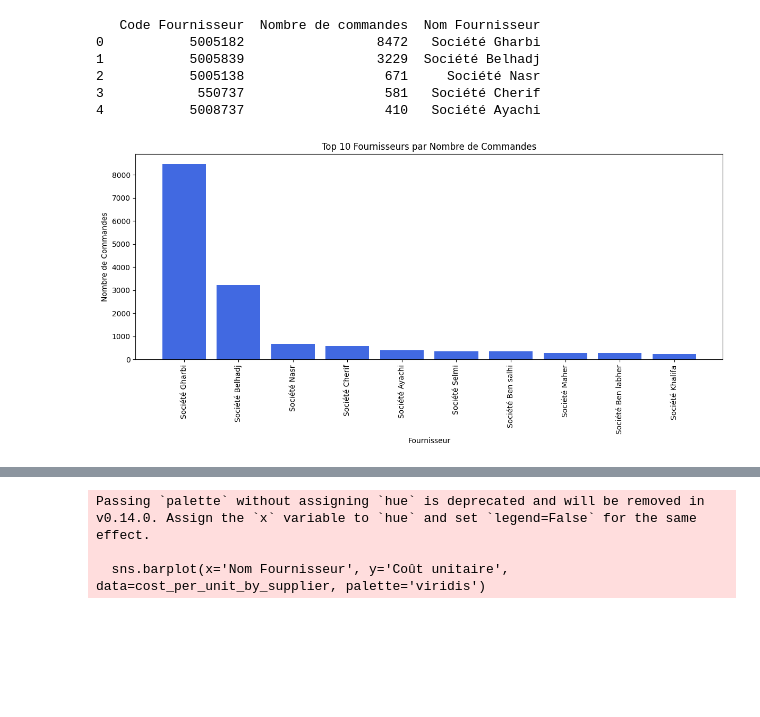
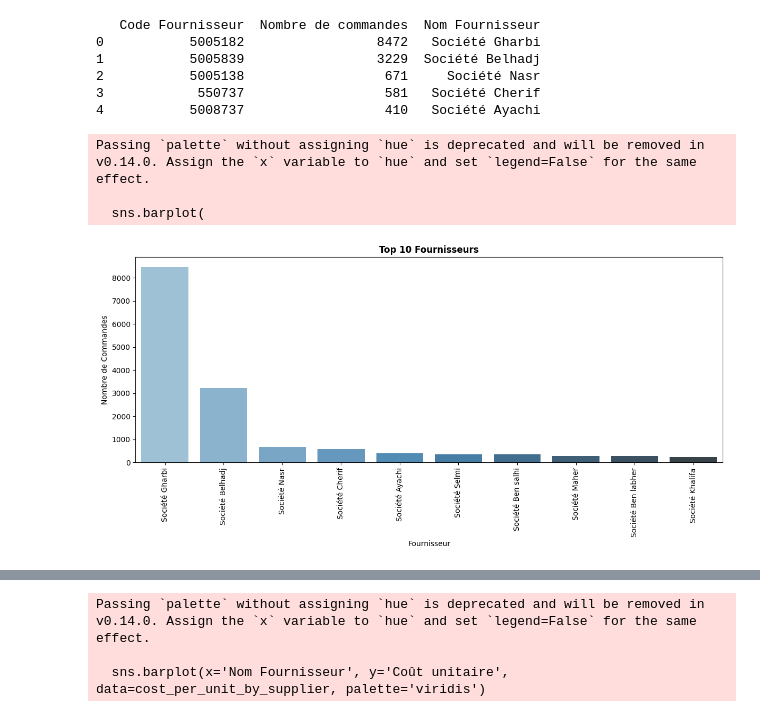
Before and after one commit to balkis12/Achat-Bot, a Jupyter notebook: ML achat.ipynb, the cells around one changed output, grey strips where cells are left out. Drawn from its saved outputs; the diff is of its cells as text; code cells hidden in the pictures; blank space fills up the shorter version.

```diff
--- a/ML achat.ipynb
+++ b/ML achat.ipynb
@@ -154,6 +182,6 @@ def normalize_quantity(row):
         return None
 # %%
 # Ajout de la colonne Quantité_kg
-achats['Quantité_kg'] = achats.apply(normalize_quantity, axis=1)
+achats['quantité'] = achats.apply(normalize_quantity, axis=1)
 # %%
 # Affichage des données après normalisation
@@ -187,7 +215,7 @@ achats[achats['UM'] == 'MT'].head()
 | 748 | 5 | 22000072 | OR | P2122009 | TUB-POLYAMIDE SEMI RIG DIA 12 | Matériel | 50.0 | MT | 314235 | ... |
 # %%
 # Calcul du coût unitaire pour chaque ligne
-achats['Coût unitaire'] = achats['Montant'] / achats['Quantité_kg']
+achats['Coût unitaire'] = achats['Montant'] / achats['quantité']
 # %%
 #vérification est effectuée pour s'assurer que les divisions par zéro ou les infinies ne se produisent pas
 achats['Coût unitaire'] = achats['Coût unitaire'].replace([np.inf, -np.inf], np.nan).fillna(0)  # Gérer les divisions par zéro
@@ -499,17 +484,25 @@ print(commande_count_by_supplier.head())
 3            550737                  581   Société Cherif
 4           5008737                  410   Société Ayachi
 # %%
-# Sélectionner les 10 principaux fournisseurs
-top_suppliers = commande_count_by_supplier.head(10)
+# Trier w sélectionner les 10 principaux fournisseurs par nombre de commandes
+top_suppliers = commande_count_by_supplier.sort_values(by='Nombre de commandes', ascending=False).head(10)
 
-# Tracer un diagramme en barres
+# Tracer le diagramme en barres
 plt.figure(figsize=(12, 6))
-plt.bar(top_suppliers['Nom Fournisseur'], top_suppliers['Nombre de commandes'], color='royalblue')
-plt.title('Top 10 Fournisseurs par Nombre de Commandes')
+sns.barplot(
+    x='Nom Fournisseur',
+    y='Nombre de commandes',
+    data=top_suppliers,
+    palette='Blues_d'
+)
+plt.title('Top 10 Fournisseurs', fontweight='bold')
 plt.xlabel('Fournisseur')
 plt.ylabel('Nombre de Commandes')
 plt.xticks(rotation=90)
 plt.tight_layout()
 plt.show()
 # %% [output]
+Passing `palette` without assigning `hue` is deprecated and will be removed in v0.14.0. Assign the `x` variable to `hue` and set `legend=False` for the same effect.
+
+  sns.barplot(
-[figure, old version]
+[figure, new version]
```
Also changed, not shown: parts of 71 cells of this notebook, 18 other files.
